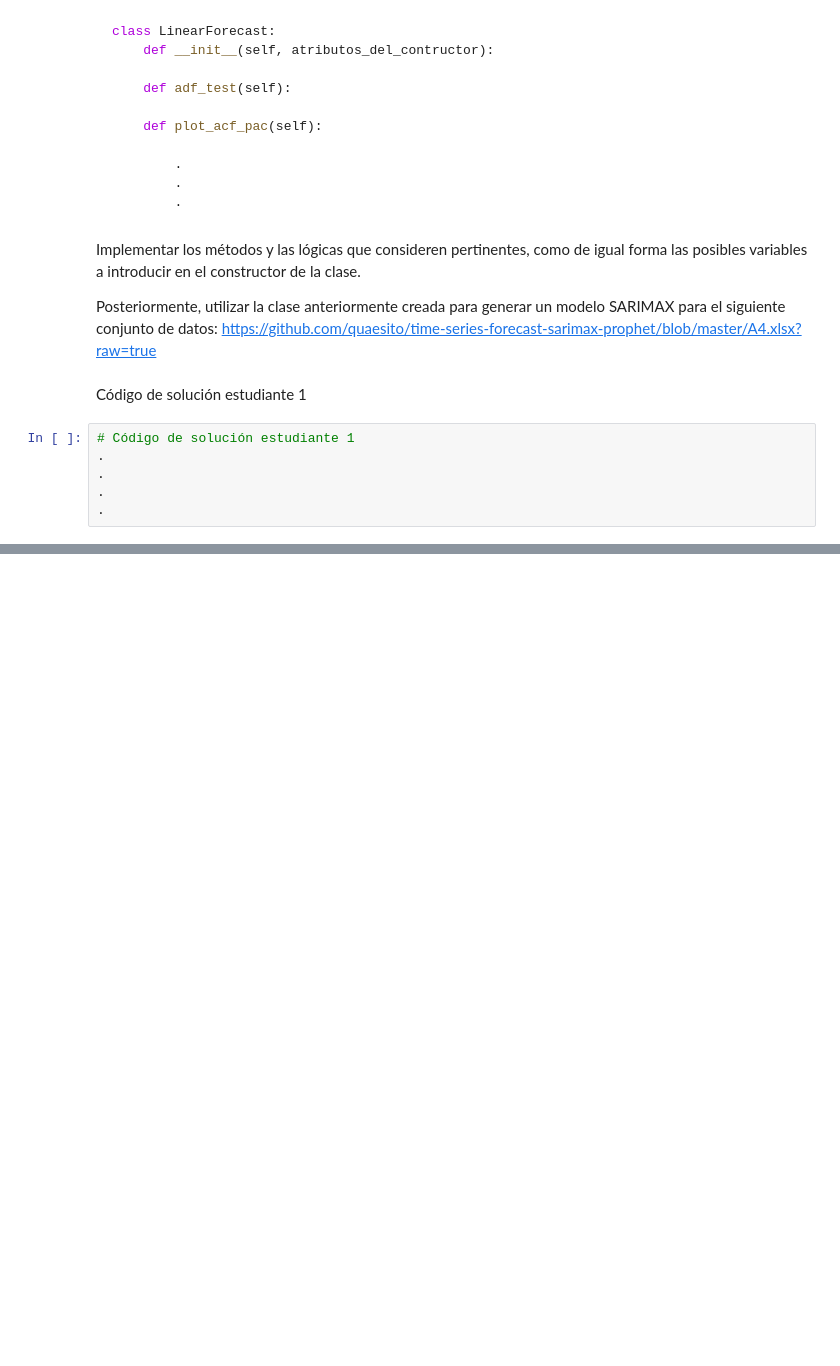
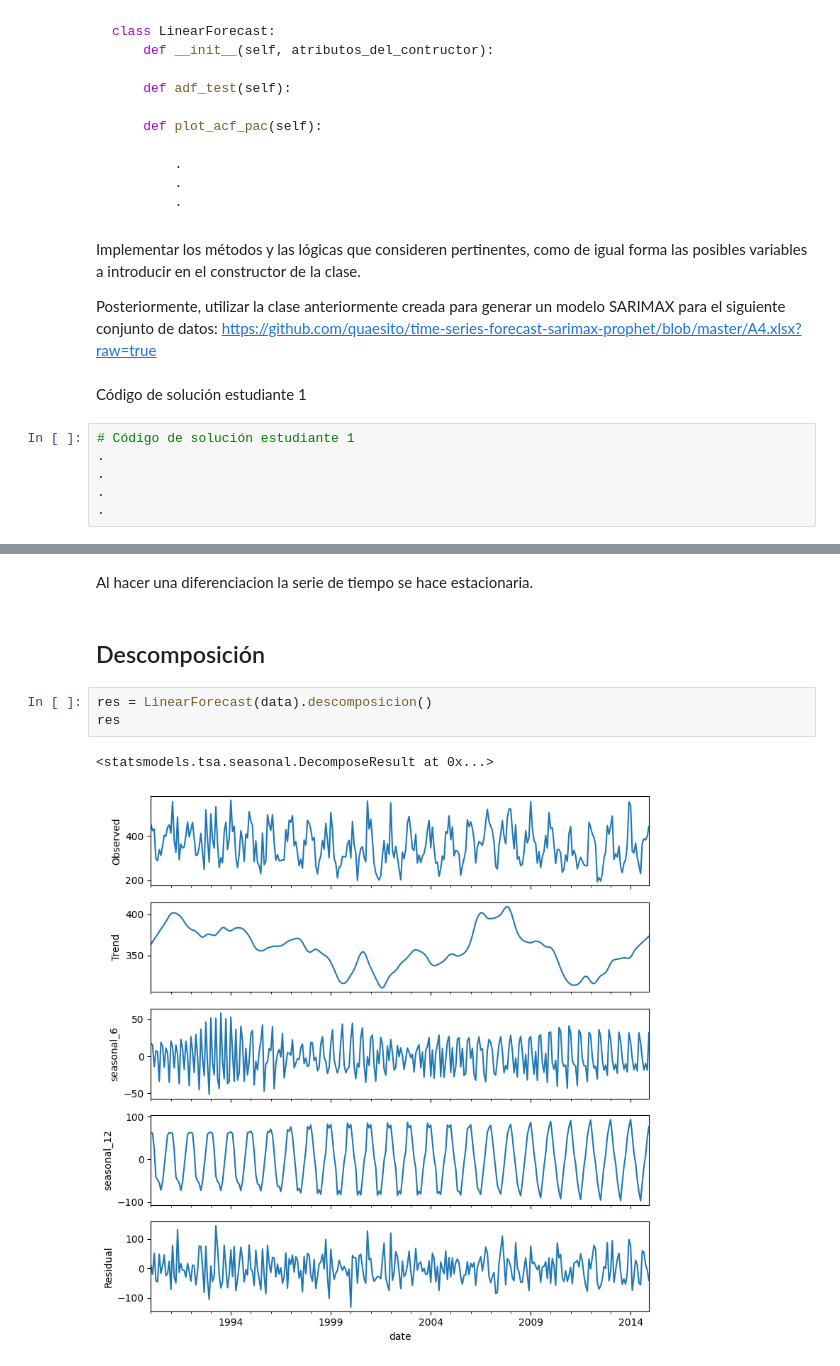
Before and after one commit to jaramillooo/T3_AECabrera, a Jupyter notebook: T3_AECabrera.ipynb, the cells around one changed output, grey strips where cells are left out. Saved outputs shown, nothing was run; the diff lists cells and outputs as text; blank space fills up the shorter version.

```diff
--- a/T3_AECabrera.ipynb
+++ b/T3_AECabrera.ipynb
@@ -55,0 +265,10 @@ Código de solución estudiante 2
+# %% [markdown]
+Al hacer una diferenciacion la serie de tiempo se hace estacionaria.
+# %% [markdown]
+## Descomposición
+# %%
+res = LinearForecast(data).descomposicion()
+res
+# %% [output]
+<statsmodels.tsa.seasonal.DecomposeResult at 0x...>
+[figure, added]
```
Also changed, not shown: parts of 36 cells of this notebook.
